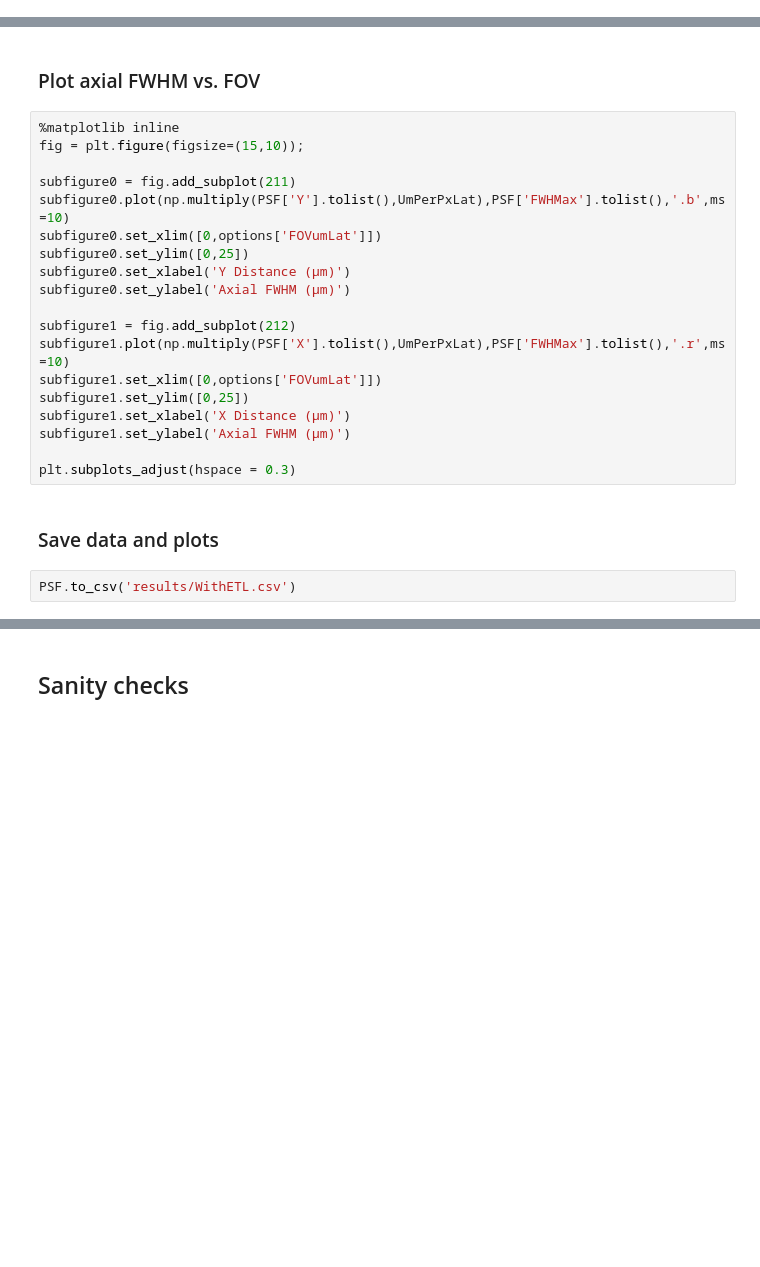
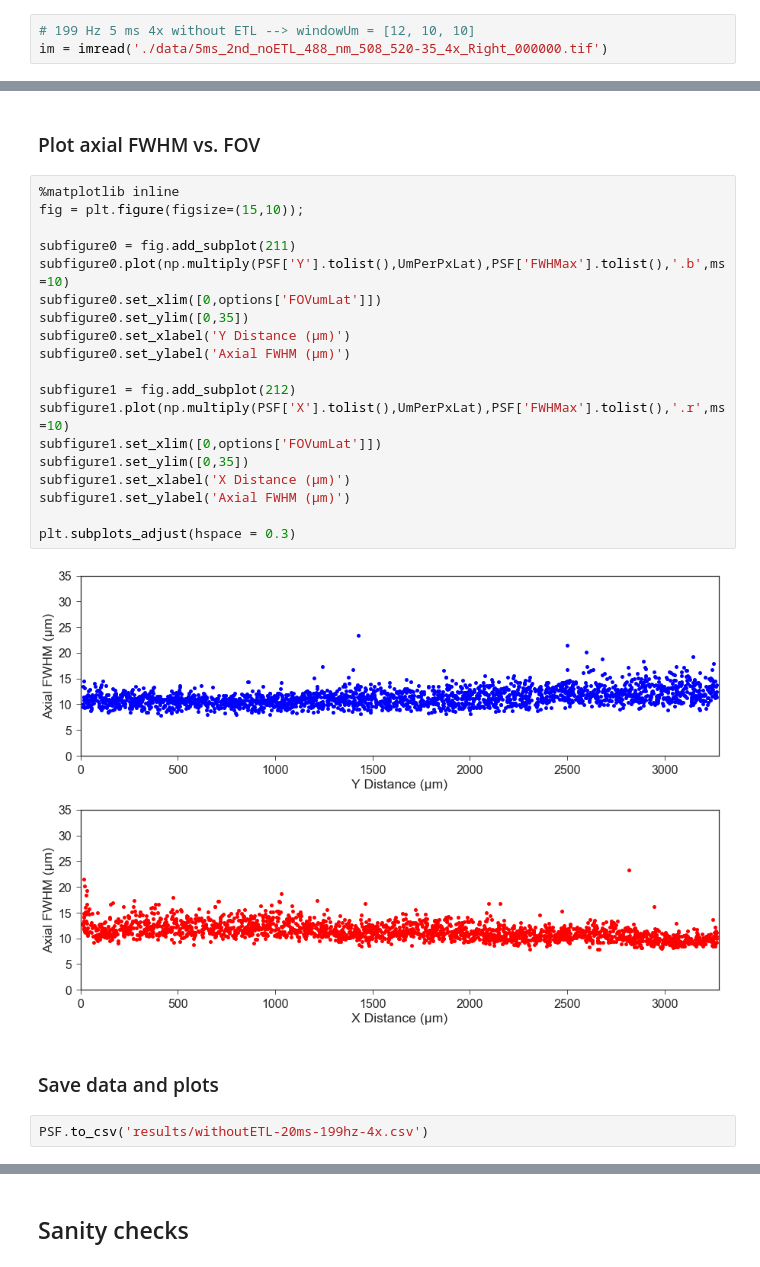
Before and after one commit to mesoSPIM/mesoSPIM-PSFanalysis, a Jupyter notebook: example-playground.ipynb, the cells around one changed output, grey strips where cells are left out. Cells and saved outputs as stored; diff of their text form; blank space fills up the shorter version.

```diff
--- a/example-playground.ipynb
+++ b/example-playground.ipynb
@@ -61,0 +109,3 @@ im = imread('./data/5ms_2nd_noETL_488_nm_508_520-35_4x_Right_000000-2-200slices.
+# %%
+# 199 Hz 5 ms 4x without ETL --> windowUm = [12, 10, 10]
+im = imread('./data/5ms_2nd_noETL_488_nm_508_520-35_4x_Right_000000.tif')
@@ -87,24 +155,26 @@ print('Mean axial FWHM: ', round(PSF['FWHMax'].mean(),3), ' +/- ', round(PSF['FW
 # %%
 %matplotlib inline
 fig = plt.figure(figsize=(15,10));
 
 subfigure0 = fig.add_subplot(211)
 subfigure0.plot(np.multiply(PSF['Y'].tolist(),UmPerPxLat),PSF['FWHMax'].tolist(),'.b',ms=10)
 subfigure0.set_xlim([0,options['FOVumLat']])
-subfigure0.set_ylim([0,25])
+subfigure0.set_ylim([0,35])
 subfigure0.set_xlabel('Y Distance (μm)')
 subfigure0.set_ylabel('Axial FWHM (μm)')
 
 subfigure1 = fig.add_subplot(212)
 subfigure1.plot(np.multiply(PSF['X'].tolist(),UmPerPxLat),PSF['FWHMax'].tolist(),'.r',ms=10)
 subfigure1.set_xlim([0,options['FOVumLat']])
-subfigure1.set_ylim([0,25])
+subfigure1.set_ylim([0,35])
 subfigure1.set_xlabel('X Distance (μm)')
 subfigure1.set_ylabel('Axial FWHM (μm)')
 
 plt.subplots_adjust(hspace = 0.3)
+# %% [output]
+[figure, added]
 # %% [markdown]
 ### Save data and plots
 # %%
-PSF.to_csv('results/WithETL.csv')
+PSF.to_csv('results/withoutETL-20ms-199hz-4x.csv')
 # %%
```
Also changed, not shown: parts of 35 cells of this notebook, 2 other files.
